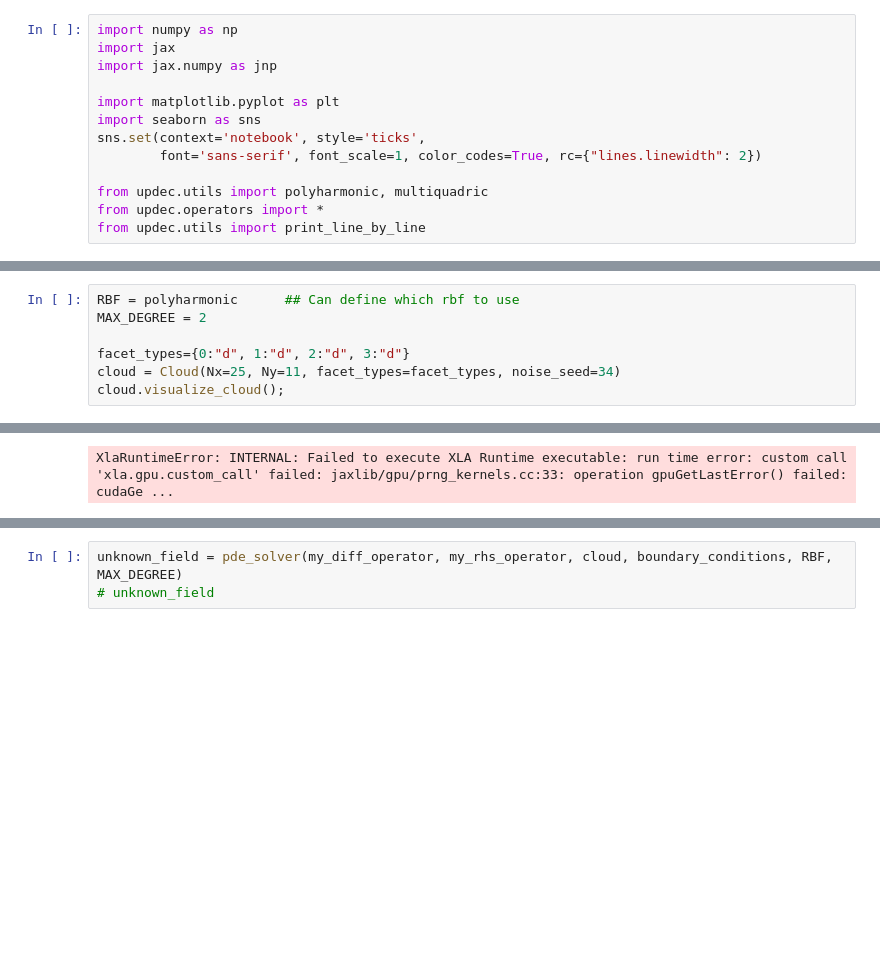
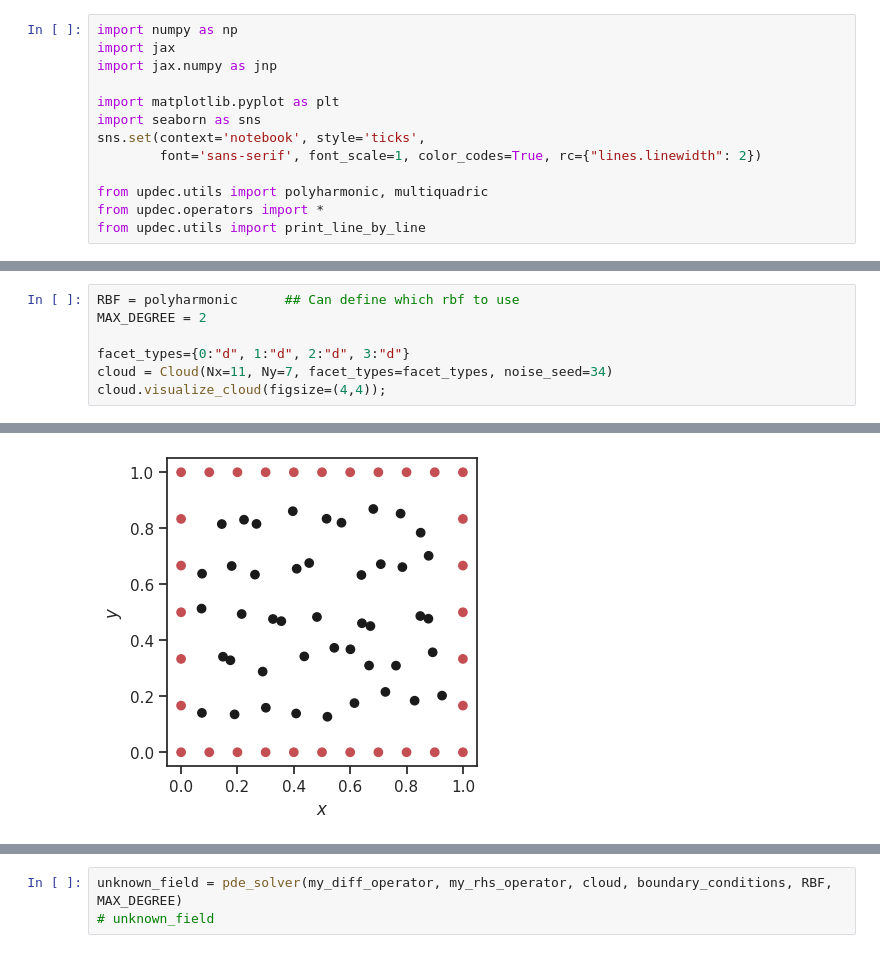
Before and after one commit to ddrous/Updes, a Jupyter notebook: examples/direct-adjoint-looping/05_poisson_rbf_with_updec.ipynb, the cells around one changed output, grey strips where cells are left out. Cells and saved outputs as stored; diff of their text form; blank space fills up the shorter version.

```diff
--- a/examples/direct-adjoint-looping/05_poisson_rbf_with_updec.ipynb
+++ b/examples/direct-adjoint-looping/05_poisson_rbf_with_updec.ipynb
@@ -18,6 +26,6 @@ RBF = polyharmonic      ## Can define which rbf to use
 MAX_DEGREE = 2
 
 facet_types={0:"d", 1:"d", 2:"d", 3:"d"}
-cloud = Cloud(Nx=25, Ny=11, facet_types=facet_types, noise_seed=34)
-cloud.visualize_cloud();
+cloud = Cloud(Nx=11, Ny=7, facet_types=facet_types, noise_seed=34)
+cloud.visualize_cloud(figsize=(4,4));
 # %% [output]
@@ -25,4 +32,4 @@ cloud.visualize_cloud();
-XlaRuntimeError: INTERNAL: Failed to execute XLA Runtime executable: run time error: custom call 'xla.gpu.custom_call' failed: jaxlib/gpu/prng_kernels.cc:33: operation gpuGetLastError() failed: cudaGe ...
+[figure, added]
 # %%
 print("\n=== Meshfree cloud for RBF method ===\n")
 print()
```
Also changed, not shown: parts of 7 cells of this notebook, 5 other files.
